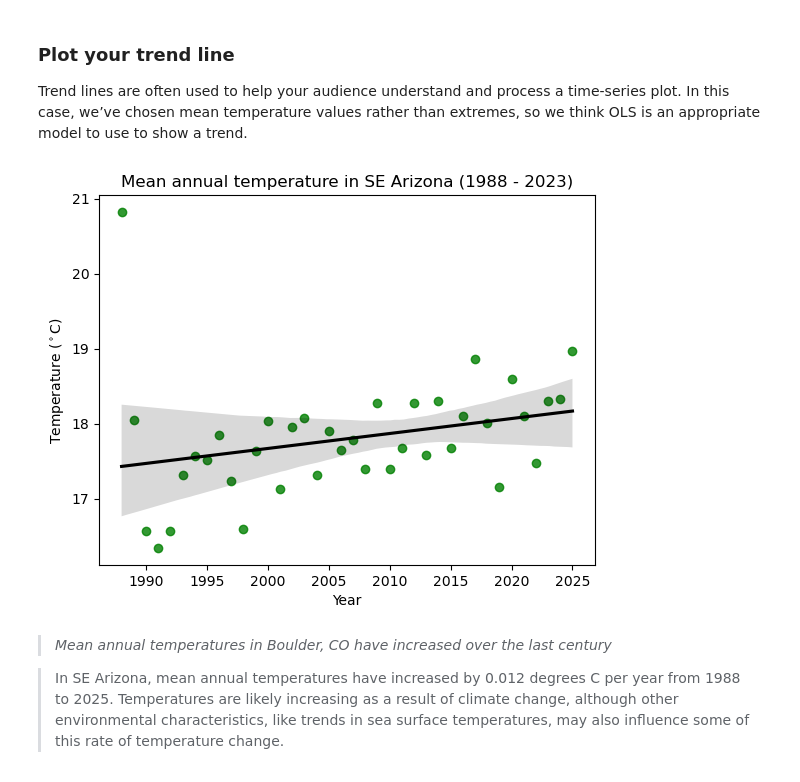
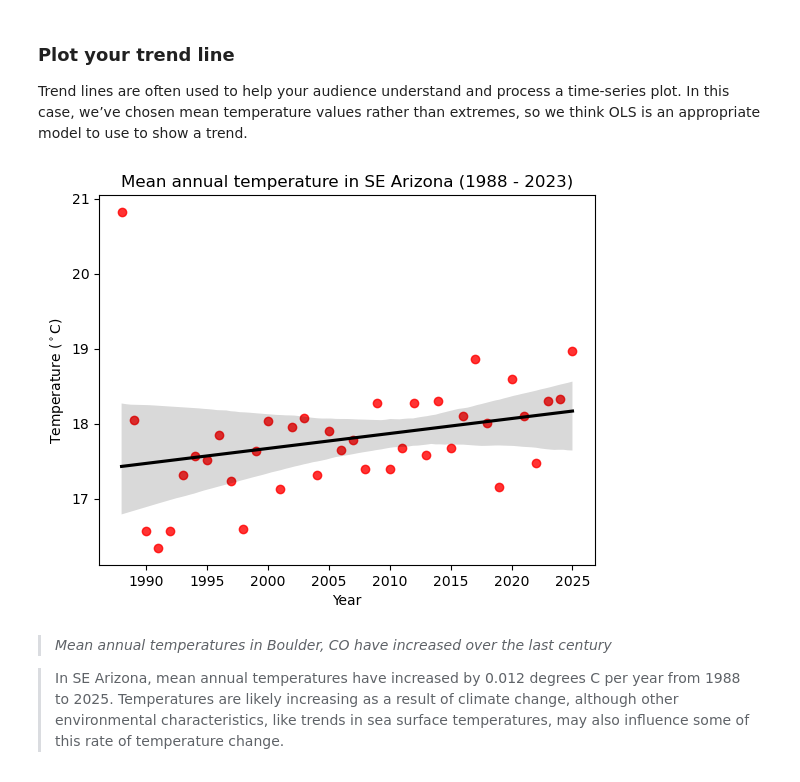
Before and after one commit to lauren-thomas2/climate-change, a Jupyter notebook: 05-interactive-plot.ipynb, the cells around one changed output. Cells and saved outputs as stored; diff of their text form; code cells hidden in the pictures.

```diff
--- a/05-interactive-plot.ipynb
+++ b/05-interactive-plot.ipynb
@@ -106,30 +106,30 @@ show a trend.
 # %%
 ### plot data
 ax = sns.regplot(
     x = complete_data_df.index.year,
     y = complete_data_df.temp_c,
 
     ### change the color of data points
-    color = 'green',
+    color = 'red',
 
     ### change the color of the trendline
     line_kws= {'color': 'black'}
 )
 
 ### make labels
 ax.set(
     title = 'Mean annual temperature in SE Arizona (1988 - 2023)',
     xlabel = 'Year',
     ylabel = 'Temperature ($^\circ$C)'
 )
 
 ### save your plot
 plt.savefig('/workspaces/climate-change/arizona-climate-trendline.jpeg')
 
 ### plot it
 plt.show()
 # %% [output]
-[figure, old version]
+[figure, new version]
 # %% [markdown]
 >*Mean annual temperatures in Boulder, CO have increased over the last century*
 
```
Also changed, not shown: 2 other files.
